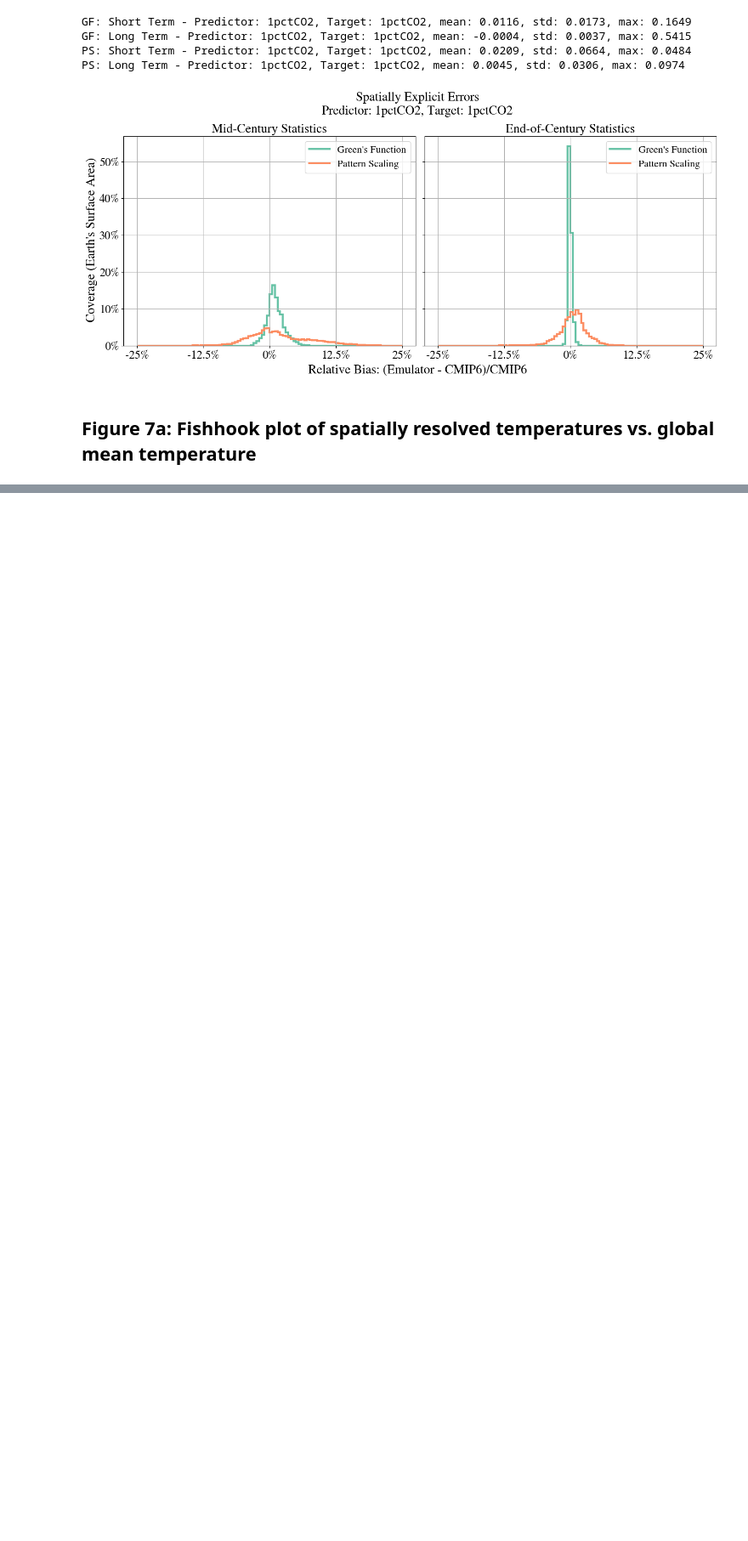
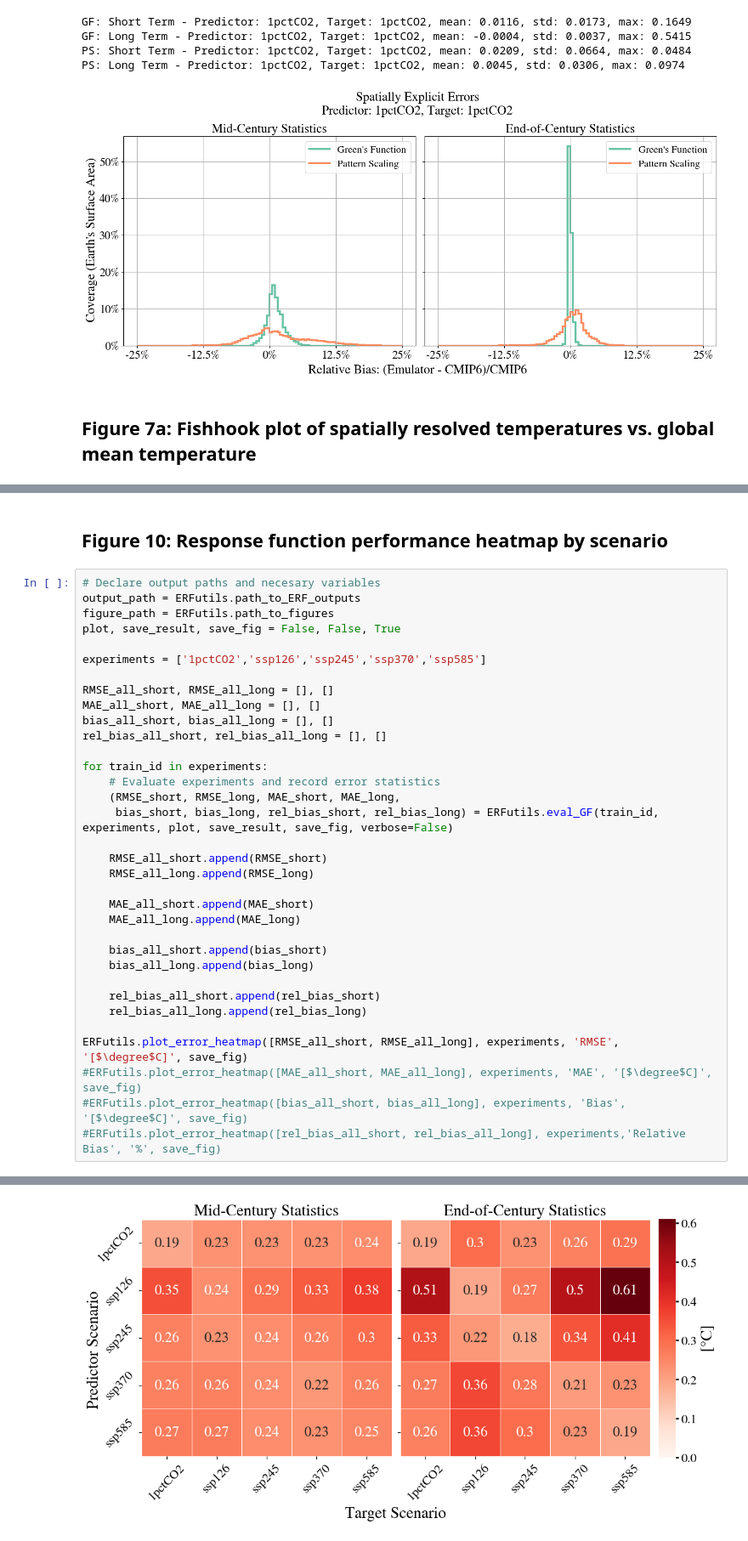
Before and after one commit to cbwomack/ERF_Greens, a Jupyter notebook: ERF_Emulator/3_paper_plots.ipynb, the cells around one changed output, grey strips where cells are left out. Shown at 85% size. Saved outputs shown, nothing was run; the diff lists cells and outputs as text; blank space fills up the shorter version.

```diff
--- a/ERF_Emulator/3_paper_plots.ipynb
+++ b/ERF_Emulator/3_paper_plots.ipynb
@@ -452,0 +549,37 @@ if save_fig:
+# %% [markdown]
+## Figure 10: Response function performance heatmap by scenario
+# %%
+# Declare output paths and necesary variables
+output_path = ERFutils.path_to_ERF_outputs
+figure_path = ERFutils.path_to_figures
+plot, save_result, save_fig = False, False, True
+
+experiments = ['1pctCO2','ssp126','ssp245','ssp370','ssp585']
+
+RMSE_all_short, RMSE_all_long = [], []
+MAE_all_short, MAE_all_long = [], []
+bias_all_short, bias_all_long = [], []
+rel_bias_all_short, rel_bias_all_long = [], []
+
+for train_id in experiments:
+    # Evaluate experiments and record error statistics
+    (RMSE_short, RMSE_long, MAE_short, MAE_long,
+     bias_short, bias_long, rel_bias_short, rel_bias_long) = ERFutils.eval_GF(train_id, experiments, plot, save_result, save_fig, verbose=False)
+
+    RMSE_all_short.append(RMSE_short)
+    RMSE_all_long.append(RMSE_long)
+
+    MAE_all_short.append(MAE_short)
+    MAE_all_long.append(MAE_long)
+
+    bias_all_short.append(bias_short)
+    bias_all_long.append(bias_long)
+
+    rel_bias_all_short.append(rel_bias_short)
+    rel_bias_all_long.append(rel_bias_long)
+
+ERFutils.plot_error_heatmap([RMSE_all_short, RMSE_all_long], experiments, 'RMSE', '[$\degree$C]', save_fig)
+#ERFutils.plot_error_heatmap([MAE_all_short, MAE_all_long], experiments, 'MAE', '[$\degree$C]', save_fig)
+#ERFutils.plot_error_heatmap([bias_all_short, bias_all_long], experiments, 'Bias', '[$\degree$C]', save_fig)
+#ERFutils.plot_error_heatmap([rel_bias_all_short, rel_bias_all_long], experiments,'Relative Bias', '%', save_fig)
+# %% [output]
@@ -452,0 +603 @@ if save_fig:
+[figure, added]
```
Also changed, not shown: parts of 7 cells of this notebook, 5 other files.
